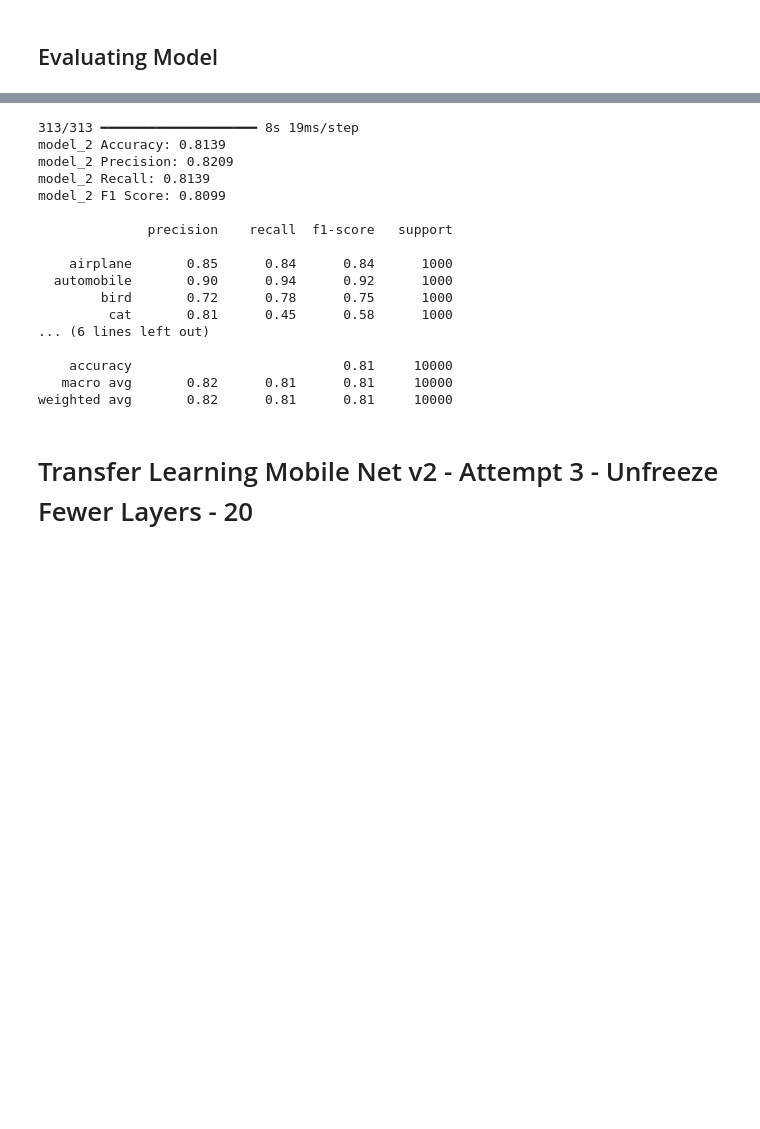
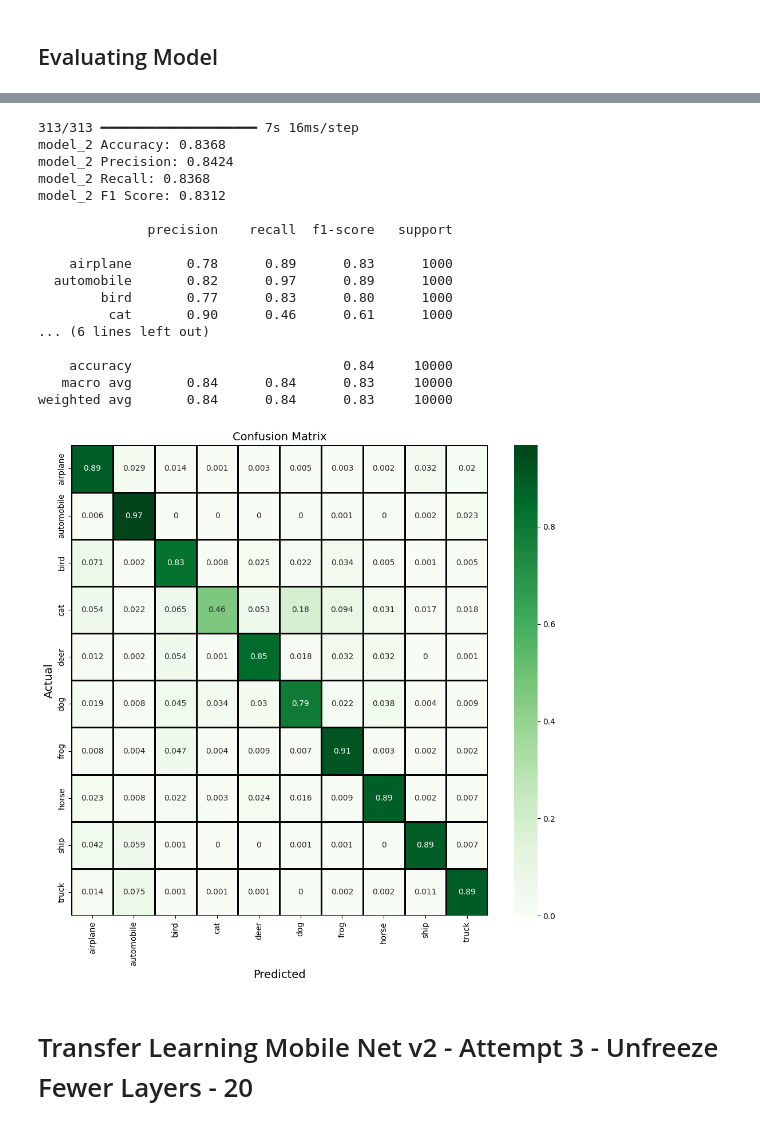
Before and after one commit to Esalsac/CNN-Project, a Jupyter notebook: CNN-project.ipynb, the cells around one changed output, grey strips where cells are left out. Saved outputs shown, nothing was run; the diff lists cells and outputs as text; code cells hidden in the pictures; blank space fills up the shorter version.

```diff
--- a/CNN-project.ipynb
+++ b/CNN-project.ipynb
@@ -778,38 +843,61 @@ plt.show()
 # %%
-y_pred_probs = transfer_model_2.predict(X_test_scaled_64)
-y_pred = y_pred_probs.argmax(axis=1)
+y_pred_transfer_model_2_probs = transfer_model_2.predict(X_test_scaled_64)
+y_pred_transfer_model_2 = y_pred_transfer_model_2_probs.argmax(axis=1)
 y_test_transfer_model_2 = y_test.argmax(axis=1)
 
-acc = accuracy_score(y_test_transfer_model_2, y_pred)
-prec = precision_score(y_test_transfer_model_2, y_pred, average='weighted')
-rec = recall_score(y_test_transfer_model_2, y_pred, average='weighted')
-f1 = f1_score(y_test_transfer_model_2, y_pred, average='weighted')
+acc = accuracy_score(y_test_transfer_model_2, y_pred_transfer_model_2)
+prec = precision_score(y_test_transfer_model_2, y_pred_transfer_model_2, average='weighted')
+rec = recall_score(y_test_transfer_model_2, y_pred_transfer_model_2, average='weighted')
+f1 = f1_score(y_test_transfer_model_2, y_pred_transfer_model_2, average='weighted')
 
 print(f"model_2 Accuracy: {acc:.4f}")
 print(f"model_2 Precision: {prec:.4f}")
 print(f"model_2 Recall: {rec:.4f}")
 print(f"model_2 F1 Score: {f1:.4f}")
 
-report = classification_report(y_test_transfer_model_2, y_pred, target_names=class_names)
+report = classification_report(y_test_transfer_model_2, y_pred_transfer_model_2, target_names=class_names)
 print(f"\n{report}")
 # %% [output]
-313/313 ━━━━━━━━━━━━━━━━━━━━ 8s 19ms/step
-model_2 Accuracy: 0.8139
-model_2 Precision: 0.8209
-model_2 Recall: 0.8139
-model_2 F1 Score: 0.8099
+313/313 ━━━━━━━━━━━━━━━━━━━━ 7s 16ms/step
+model_2 Accuracy: 0.8368
+model_2 Precision: 0.8424
+model_2 Recall: 0.8368
+model_2 F1 Score: 0.8312
 
               precision    recall  f1-score   support
 
-    airplane       0.85      0.84      0.84      1000
-  automobile       0.90      0.94      0.92      1000
-        bird       0.72      0.78      0.75      1000
-         cat       0.81      0.45      0.58      1000
+    airplane       0.78      0.89      0.83      1000
+  automobile       0.82      0.97      0.89      1000
+        bird       0.77      0.83      0.80      1000
+         cat       0.90      0.46      0.61      1000
 ... (6 lines left out)
 
-    accuracy                           0.81     10000
-   macro avg       0.82      0.81      0.81     10000
-weighted avg       0.82      0.81      0.81     10000
+    accuracy                           0.84     10000
+   macro avg       0.84      0.84      0.83     10000
+weighted avg       0.84      0.84      0.83     10000
+# %%
+cm_transfer_model_2 = confusion_matrix(y_test_transfer_model_2, y_pred_transfer_model_2,normalize="true")
+
+plt.figure(figsize=(10, 10))
+
+sns.heatmap(
+    cm_transfer_model_2,
+    annot=True,
+    annot_kws={"size": 10},
+    cmap="Greens",
+    xticklabels=class_names,
+    yticklabels=class_names,
+    linewidths=1,
+    linecolor="black")
+
+
+plt.xlabel("Predicted")
+plt.ylabel("Actual")
+plt.title("Confusion Matrix")
+plt.tight_layout()
+plt.show()
+# %% [output]
+[figure, added]
 # %% [markdown]
 # Transfer Learning Mobile Net v2  - Attempt 3  - Unfreeze Fewer Layers - 20
 # %% [markdown]
```
Also changed, not shown: parts of 108 cells of this notebook.
